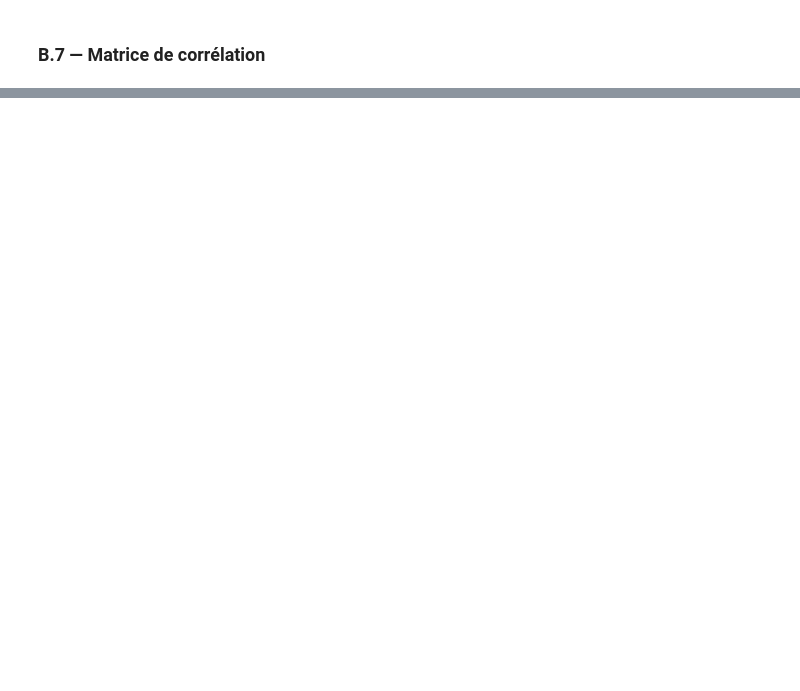
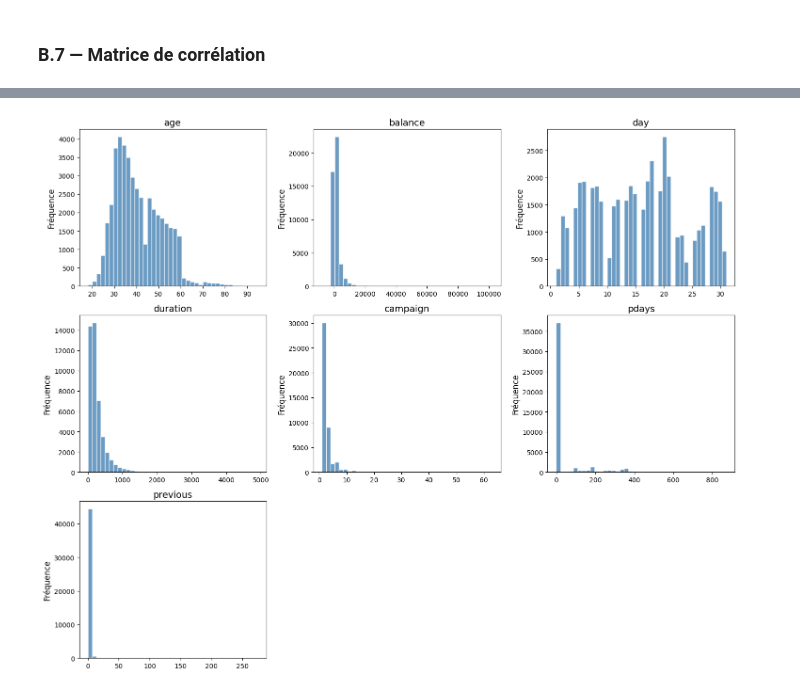
Before and after one commit to Manonsigilla/bank-marketing, a Jupyter notebook: notebooks/01_eda.ipynb, the cells around one changed output, grey strips where cells are left out. Saved outputs shown, nothing was run; the diff lists cells and outputs as text; code cells hidden in the pictures; blank space fills up the shorter version.

```diff
--- a/notebooks/01_eda.ipynb
+++ b/notebooks/01_eda.ipynb
@@ -74,0 +373,4 @@ print(f"Instances  — Bank: {len(df_bank):,}  |  Additional: {len(df_add):,}")p
+# %%
+plot_numerical_distributions(df_bank)
+# %% [output]
+[figure, added]
```
Also changed, not shown: parts of 34 cells of this notebook.
